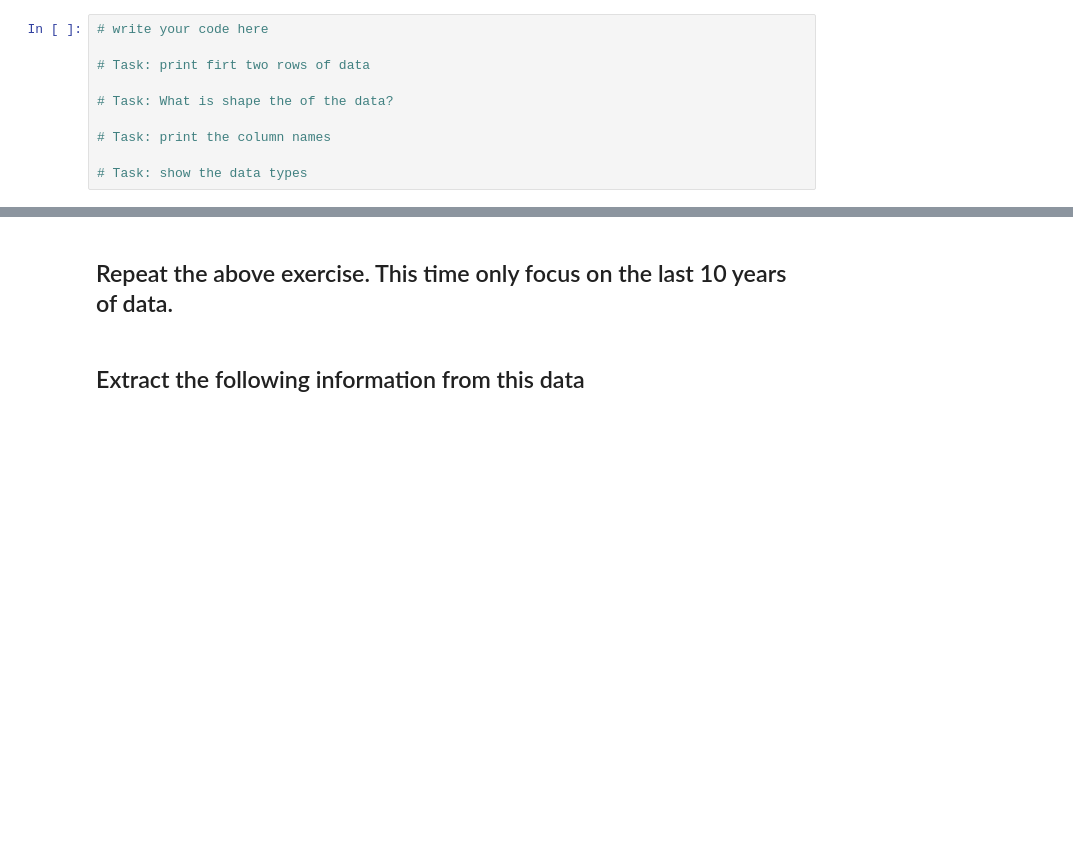
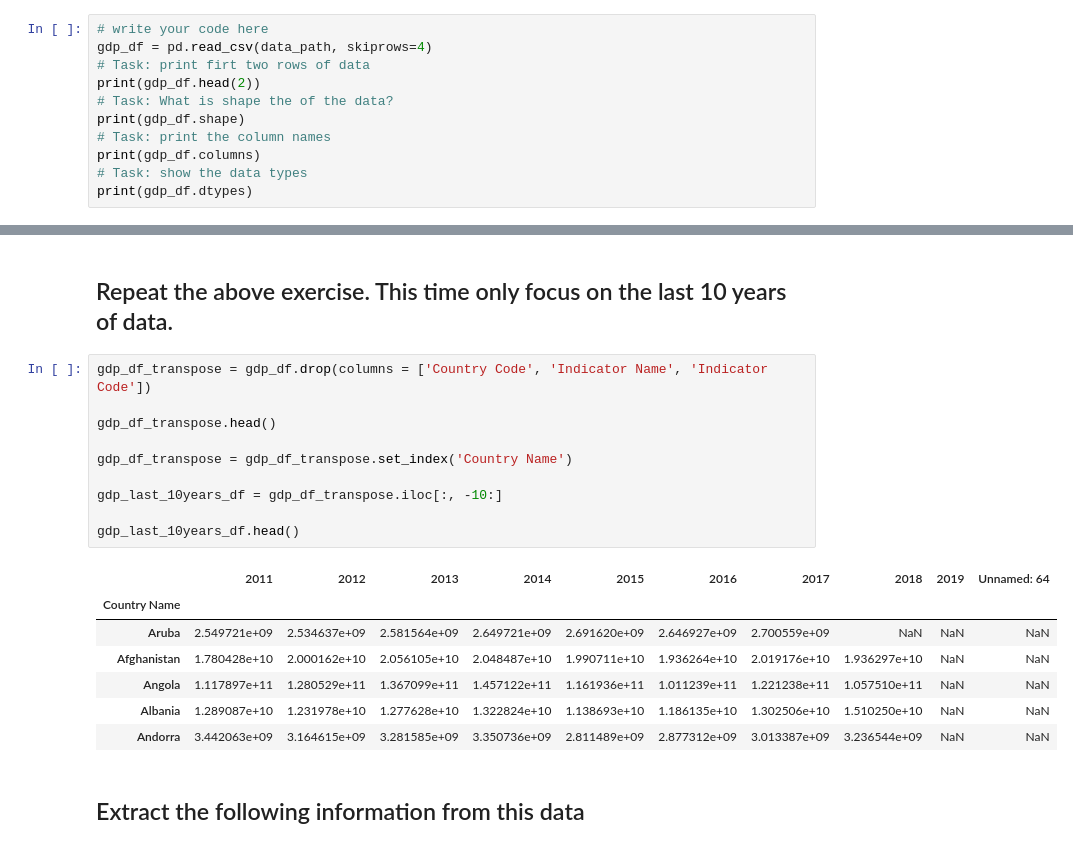
Before and after one commit to dcp-dsa/Graduate-Coursework, a Jupyter notebook: Module3/practices/M3-P2-Analyze-GDP-with-Pandas.ipynb, the cells around one changed output, grey strips where cells are left out. Drawn from its saved outputs; the diff is of its cells as text; blank space fills up the shorter version.

```diff
--- a/Module3/practices/M3-P2-Analyze-GDP-with-Pandas.ipynb
+++ b/Module3/practices/M3-P2-Analyze-GDP-with-Pandas.ipynb
@@ -22,11 +24,12 @@ gdp_df = pd.read_csv(data_path, skiprows=4)
 ## Inspect the data frame
 # %%
 # write your code here
-
+gdp_df = pd.read_csv(data_path, skiprows=4)
 # Task: print firt two rows of data
-
+print(gdp_df.head(2))
 # Task: What is shape the of the data?
-
+print(gdp_df.shape)
 # Task: print the column names
-
+print(gdp_df.columns)
 # Task: show the data types
+print(gdp_df.dtypes)
@@ -50,5 +79,23 @@ gdp_transpose.describe()
 # %% [markdown]
 ## Repeat the above exercise. This time only focus on the last 10 years of data.
+# %%
+gdp_df_transpose = gdp_df.drop(columns = ['Country Code', 'Indicator Name', 'Indicator Code'])
+
+gdp_df_transpose.head()
+
+gdp_df_transpose = gdp_df_transpose.set_index('Country Name')
+
+gdp_last_10years_df = gdp_df_transpose.iloc[:, -10:]
+
+gdp_last_10years_df.head()
+# %% [output]
+|  | 2011 | 2012 | 2013 | 2014 | 2015 | 2016 | 2017 | 2018 | 2019 | Unnamed: 64 |
+| Country Name |  |  |  |  |  |  |  |  |  |  |
+| Aruba | 2.549721e+09 | 2.534637e+09 | 2.581564e+09 | 2.649721e+09 | 2.691620e+09 | 2.646927e+09 | 2.700559e+09 | NaN | NaN | NaN |
+| Afghanistan | 1.780428e+10 | 2.000162e+10 | 2.056105e+10 | 2.048487e+10 | 1.990711e+10 | 1.936264e+10 | 2.019176e+10 | 1.936297e+10 | NaN | NaN |
+| Angola | 1.117897e+11 | 1.280529e+11 | 1.367099e+11 | 1.457122e+11 | 1.161936e+11 | 1.011239e+11 | 1.221238e+11 | 1.057510e+11 | NaN | NaN |
+| Albania | 1.289087e+10 | 1.231978e+10 | 1.277628e+10 | 1.322824e+10 | 1.138693e+10 | 1.186135e+10 | 1.302506e+10 | 1.510250e+10 | NaN | NaN |
+| Andorra | 3.442063e+09 | 3.164615e+09 | 3.281585e+09 | 3.350736e+09 | 2.811489e+09 | 2.877312e+09 | 3.013387e+09 | 3.236544e+09 | NaN | NaN |
 # %% [markdown]
 ## Extract the following information from this data
 # %%
```
Also changed, not shown: parts of 5 cells of this notebook, 11 other files.
